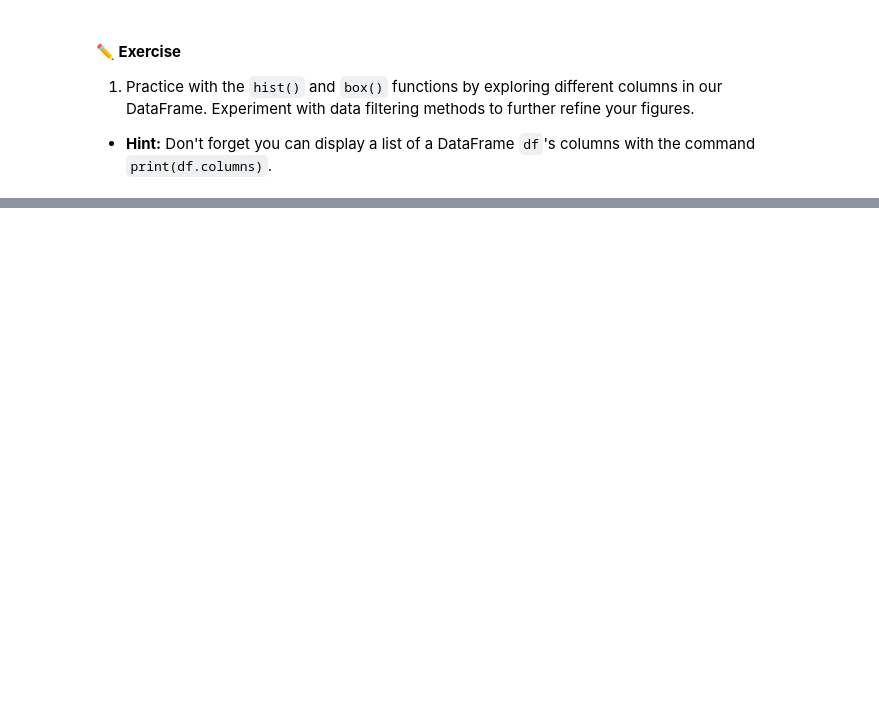
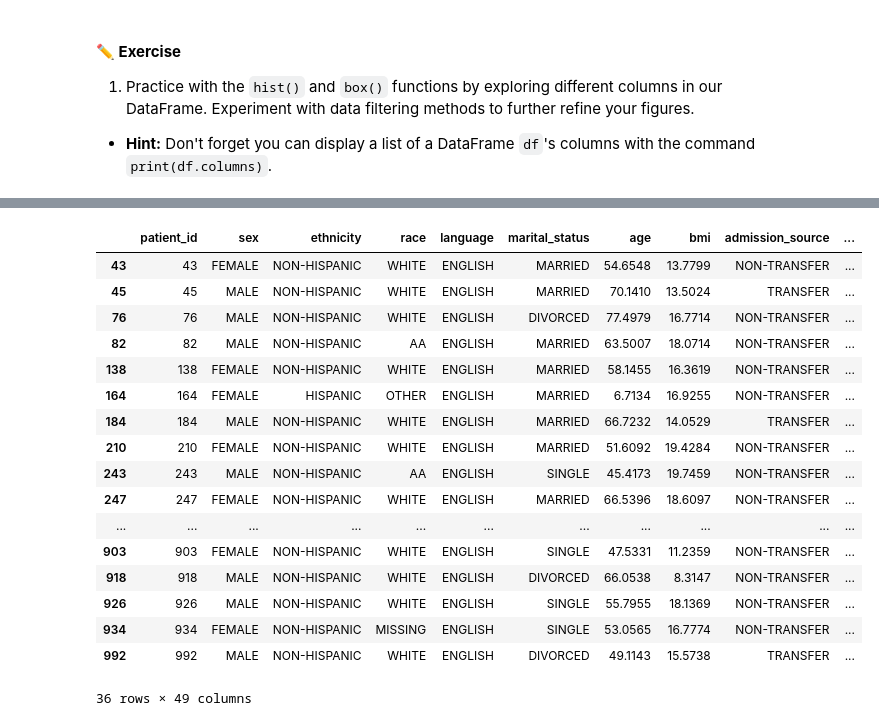
Before and after one commit to alexpatangan/BME3053C-Fall-2025, a Jupyter notebook: lessons-solved/04_Pandas.ipynb, the cells around one changed output, grey strips where cells are left out. Drawn from its saved outputs; the diff is of its cells as text; code cells hidden in the pictures; blank space fills up the shorter version.

```diff
--- a/lessons-solved/04_Pandas.ipynb
+++ b/lessons-solved/04_Pandas.ipynb
@@ -536,0 +644,21 @@ dtype: object
+# %%
+patient_df[patient_df['distance_from_shands'] < 1]
+# %% [output]
+|  | patient_id | sex | ethnicity | race | language | marital_status | age | bmi | admission_source | ... |
+| 43 | 43 | FEMALE | NON-HISPANIC | WHITE | ENGLISH | MARRIED | 54.6548 | 13.7799 | NON-TRANSFER | ... |
+| 45 | 45 | MALE | NON-HISPANIC | WHITE | ENGLISH | MARRIED | 70.1410 | 13.5024 | TRANSFER | ... |
+| 76 | 76 | MALE | NON-HISPANIC | WHITE | ENGLISH | DIVORCED | 77.4979 | 16.7714 | NON-TRANSFER | ... |
+| 82 | 82 | MALE | NON-HISPANIC | AA | ENGLISH | MARRIED | 63.5007 | 18.0714 | NON-TRANSFER | ... |
+| 138 | 138 | FEMALE | NON-HISPANIC | WHITE | ENGLISH | MARRIED | 58.1455 | 16.3619 | NON-TRANSFER | ... |
+| 164 | 164 | FEMALE | HISPANIC | OTHER | ENGLISH | MARRIED | 6.7134 | 16.9255 | NON-TRANSFER | ... |
+| 184 | 184 | MALE | NON-HISPANIC | WHITE | ENGLISH | MARRIED | 66.7232 | 14.0529 | TRANSFER | ... |
+| 210 | 210 | FEMALE | NON-HISPANIC | WHITE | ENGLISH | MARRIED | 51.6092 | 19.4284 | NON-TRANSFER | ... |
+| 243 | 243 | MALE | NON-HISPANIC | AA | ENGLISH | SINGLE | 45.4173 | 19.7459 | NON-TRANSFER | ... |
+| 247 | 247 | FEMALE | NON-HISPANIC | WHITE | ENGLISH | MARRIED | 66.5396 | 18.6097 | NON-TRANSFER | ... |
+| ... | ... | ... | ... | ... | ... | ... | ... | ... | ... | ... |
+| 903 | 903 | FEMALE | NON-HISPANIC | WHITE | ENGLISH | SINGLE | 47.5331 | 11.2359 | NON-TRANSFER | ... |
+| 918 | 918 | MALE | NON-HISPANIC | WHITE | ENGLISH | DIVORCED | 66.0538 | 8.3147 | NON-TRANSFER | ... |
+| 926 | 926 | MALE | NON-HISPANIC | WHITE | ENGLISH | SINGLE | 55.7955 | 18.1369 | NON-TRANSFER | ... |
+| 934 | 934 | FEMALE | NON-HISPANIC | MISSING | ENGLISH | SINGLE | 53.0565 | 16.7774 | NON-TRANSFER | ... |
+| 992 | 992 | MALE | NON-HISPANIC | WHITE | ENGLISH | DIVORCED | 49.1143 | 15.5738 | TRANSFER | ... |
+36 rows × 49 columns
```
Also changed, not shown: parts of 18 cells of this notebook.
